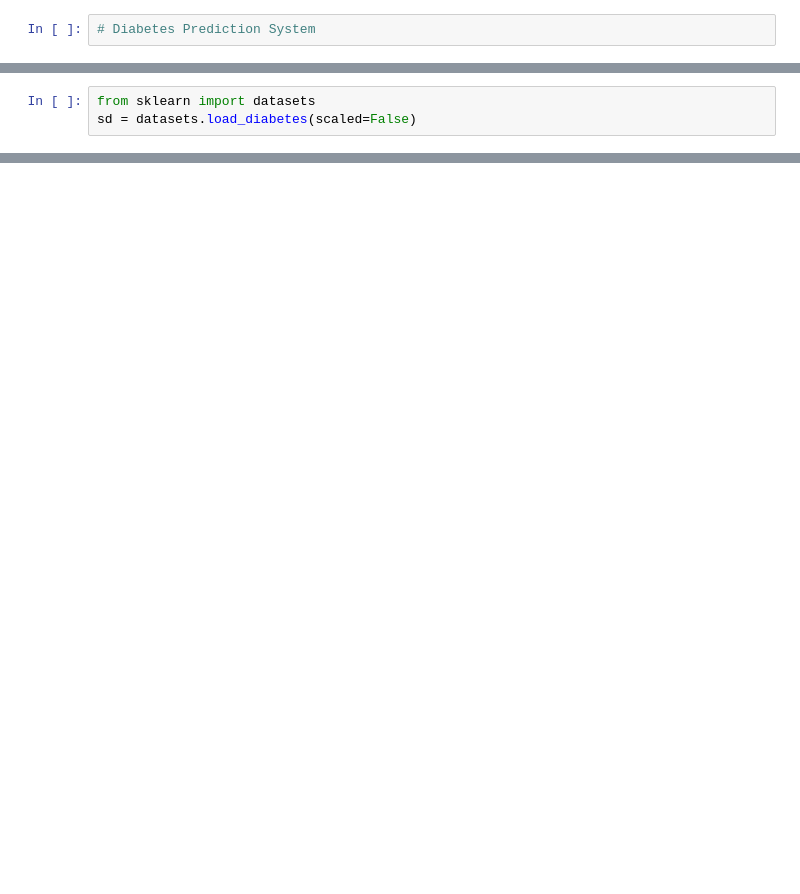
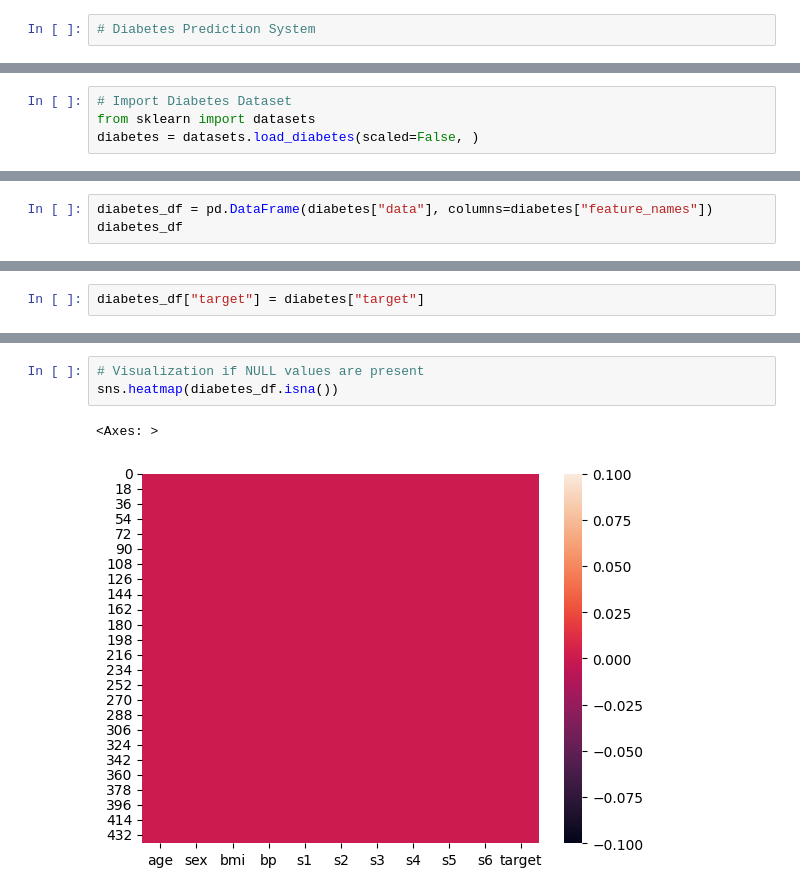
Before and after one commit to AkashKalme/Diabetes-Prediction-System-DSBDA, a Jupyter notebook: DSBDAL_Mini_Project.ipynb, the cells around one changed output, grey strips where cells are left out. Saved outputs shown, nothing was run; the diff lists cells and outputs as text; blank space fills up the shorter version.

```diff
--- a/DSBDAL_Mini_Project.ipynb
+++ b/DSBDAL_Mini_Project.ipynb
@@ -14,3 +12,4 @@ from sklearn.metrics import accuracy_score
 # %%
+# Import Diabetes Dataset
 from sklearn import datasets
-sd = datasets.load_diabetes(scaled=False)
+diabetes = datasets.load_diabetes(scaled=False, )
@@ -53,0 +36,3 @@ X
+# %%
+diabetes_df = pd.DataFrame(diabetes["data"], columns=diabetes["feature_names"])
+diabetes_df
@@ -53,0 +53,2 @@ X
+# %%
+diabetes_df["target"] = diabetes["target"]
@@ -53,0 +122,6 @@ X
+# %%
+# Visualization if NULL values are present
+sns.heatmap(diabetes_df.isna())
+# %% [output]
+<Axes: >
+[figure, added]
```
Also changed, not shown: parts of 22 cells of this notebook.
